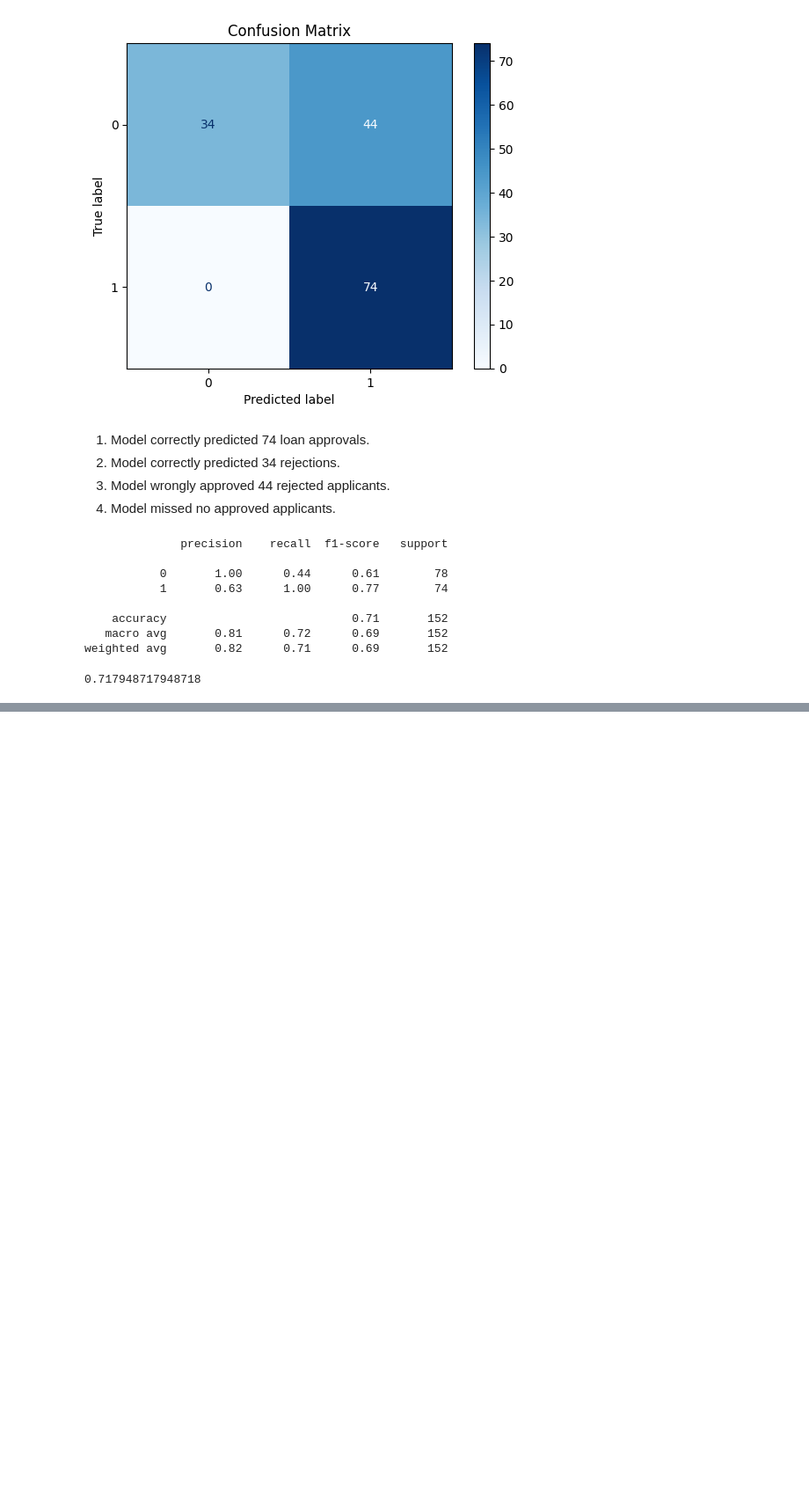
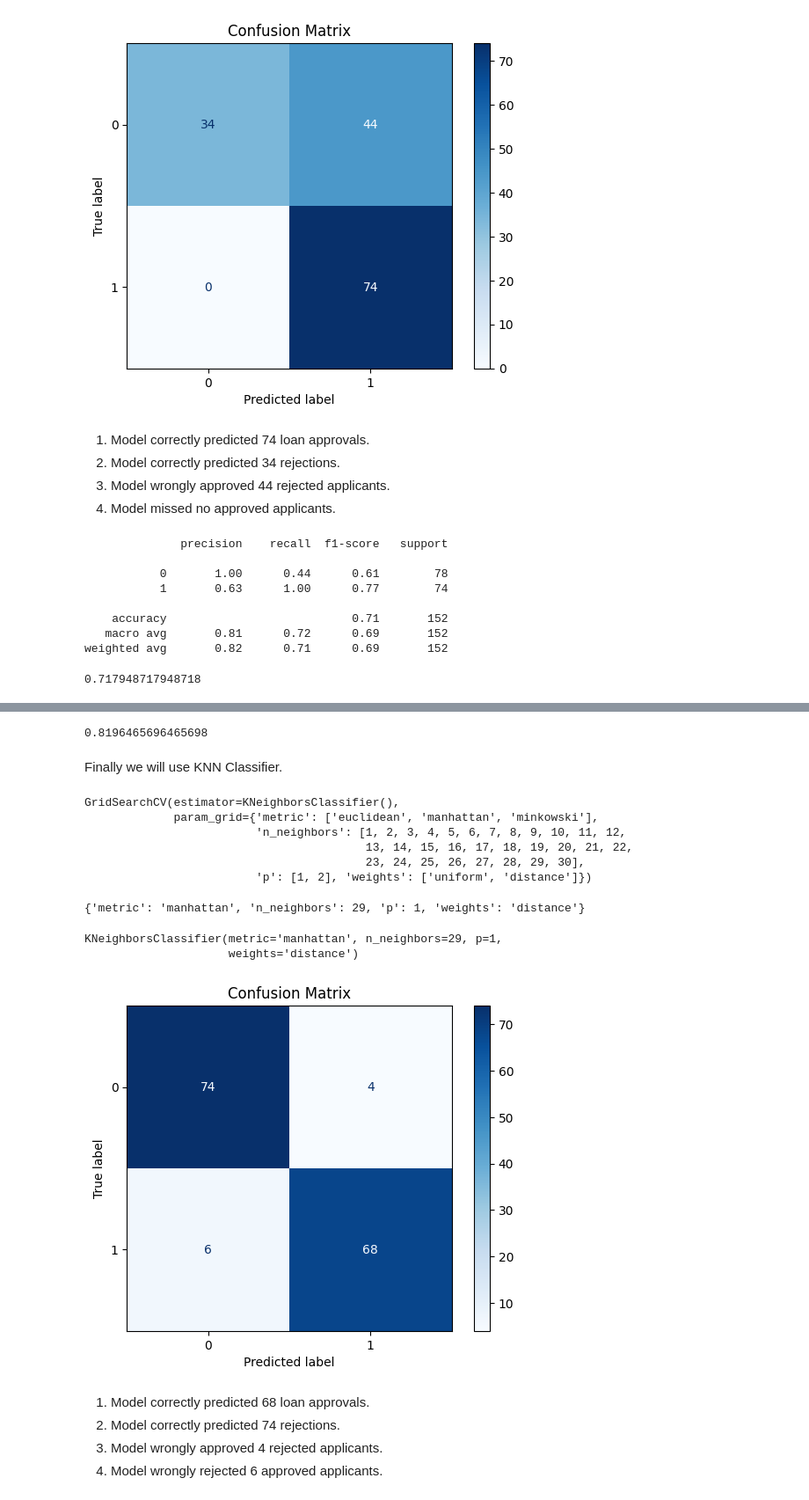
Before and after one commit to sambhav1303/Dream_Housing_Finance_Loan_Classification, a Jupyter notebook: Dream_House_Finance.ipynb, the cells around one changed output, grey strips where cells are left out. Shown at 88% size. Saved outputs shown, nothing was run; the diff lists cells and outputs as text; code cells hidden in the pictures; blank space fills up the shorter version.

```diff
--- a/Dream_House_Finance.ipynb
+++ b/Dream_House_Finance.ipynb
@@ -568,0 +649,47 @@ metrics.roc_auc_score(y_test, y_test_pred)
+# %%
+dt_roc_auc= metrics.roc_auc_score(y_test, y_test_pred)
+dt_roc_auc
+# %% [output]
+0.8196465696465698
+# %% [markdown]
+Finally we will use KNN Classifier.
+# %%
+X= df_upsampled.drop('Loan_Status', axis= 1)
+y= df_upsampled['Loan_Status']
+X_train, X_test, y_train, y_test= train_test_split(X, y, random_state= 42, test_size= 0.2)
+# %%
+params= {'n_neighbors': list(range(1, 31)), 'weights': ['uniform', 'distance'], 'metric': ['euclidean', 'manhattan', 'minkowski'], 'p': [1, 2]}
+grid= GridSearchCV(KNeighborsClassifier(), params)
+grid.fit(X_train, y_train)
+# %% [output]
+GridSearchCV(estimator=KNeighborsClassifier(),
+             param_grid={'metric': ['euclidean', 'manhattan', 'minkowski'],
+                         'n_neighbors': [1, 2, 3, 4, 5, 6, 7, 8, 9, 10, 11, 12,
+                                         13, 14, 15, 16, 17, 18, 19, 20, 21, 22,
+                                         23, 24, 25, 26, 27, 28, 29, 30],
+                         'p': [1, 2], 'weights': ['uniform', 'distance']})
+# %%
+grid.best_params_
+# %% [output]
+{'metric': 'manhattan', 'n_neighbors': 29, 'p': 1, 'weights': 'distance'}
+# %%
+knn_clsfr= KNeighborsClassifier(metric= 'manhattan', n_neighbors= 29, p= 1, weights= 'distance')
+knn_clsfr.fit(X_train, y_train)
+# %% [output]
+KNeighborsClassifier(metric='manhattan', n_neighbors=29, p=1,
+                     weights='distance')
+# %%
+y_test_pred= knn_clsfr.predict(X_test)
+# %%
+cm= metrics.confusion_matrix(y_test, y_test_pred)
+disp= metrics.ConfusionMatrixDisplay(confusion_matrix= cm)
+disp.plot(cmap= 'Blues')
+plt.title('Confusion Matrix')
+plt.show()
+# %% [output]
+[figure, added]
+# %% [markdown]
+1. Model correctly predicted 68 loan approvals.
+2. Model correctly predicted 74 rejections.
+3. Model wrongly approved 4 rejected applicants.
+4. Model wrongly rejected 6 approved applicants.
```
Also changed, not shown: parts of 24 cells of this notebook.
